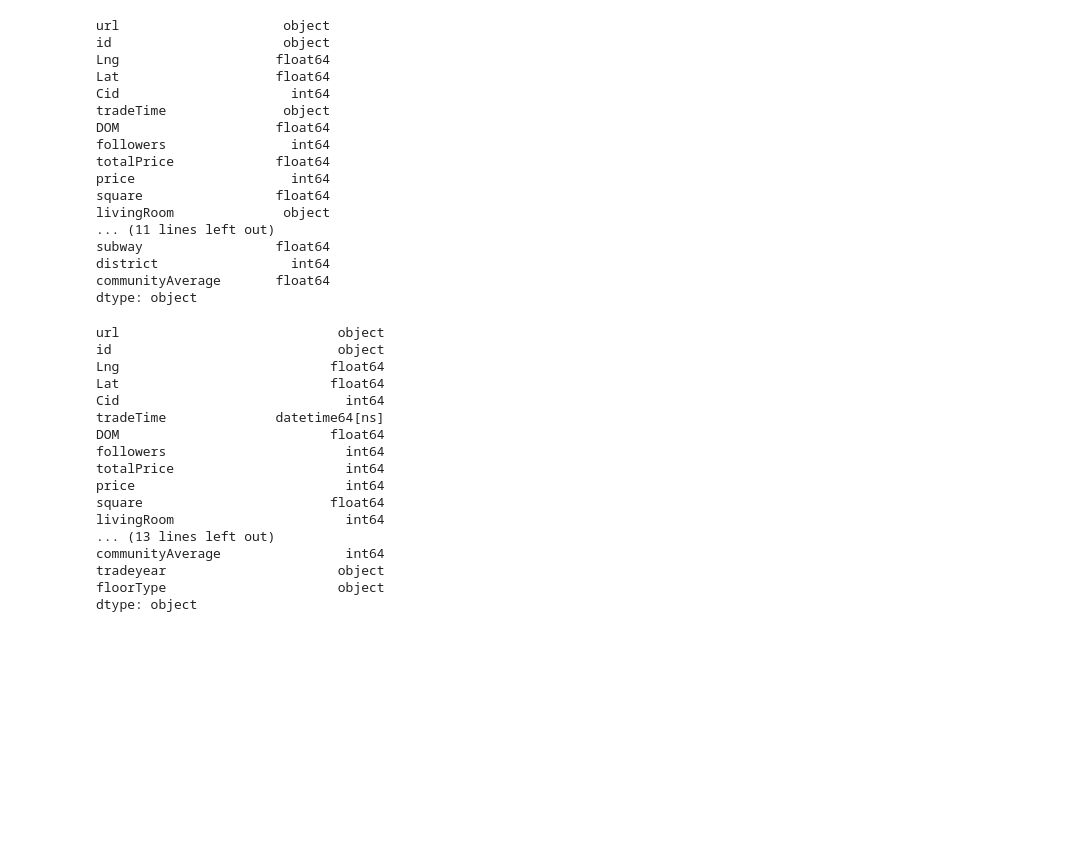
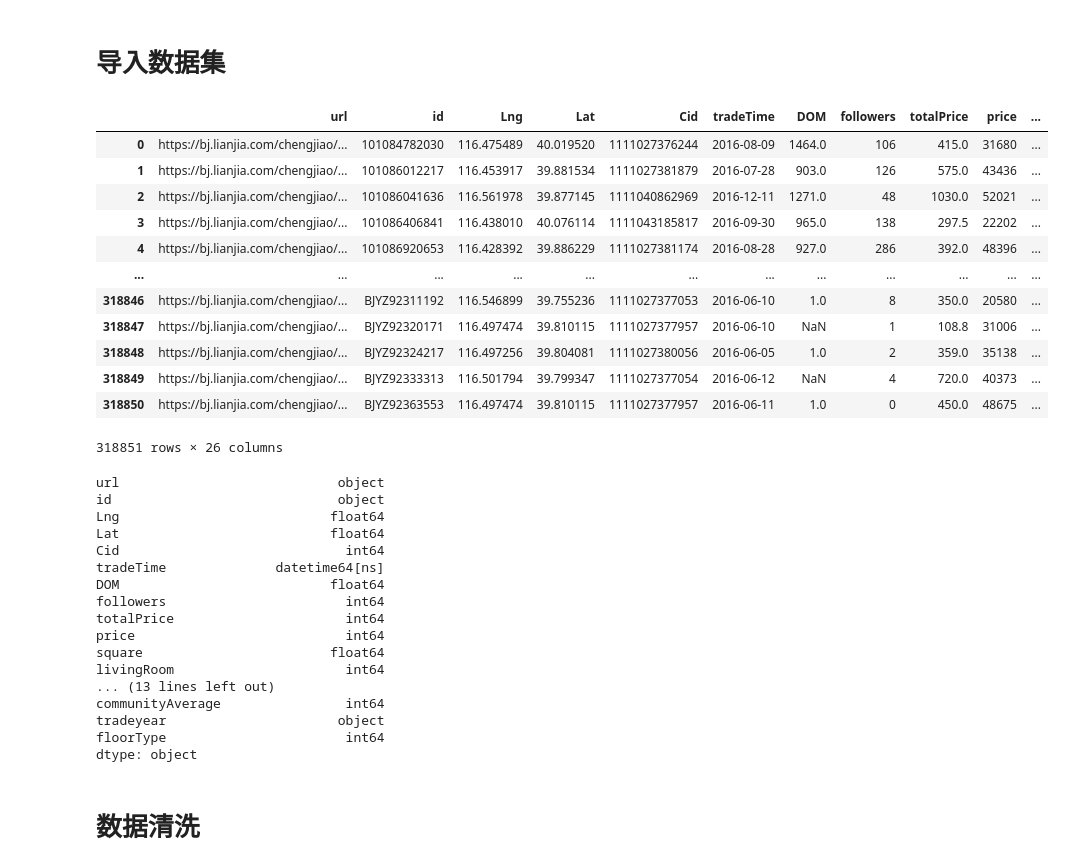
Before and after one commit to 120512900/data, a Jupyter notebook: DataCleaning.ipynb, the cells around one changed output. Drawn from its saved outputs; the diff is of its cells as text; code cells hidden in the pictures; blank space fills up the shorter version.

```diff
--- a/DataCleaning.ipynb
+++ b/DataCleaning.ipynb
@@ -3,30 +1,30 @@
+# %% [markdown]
+# 导入数据集
 # %%
 import numpy as np
 import pandas as pd
 pd.plotting.register_matplotlib_converters()
 import matplotlib.pyplot as plt
 %matplotlib inline
 import seaborn as sns
 
-df = pd.read_csv("./new.csv",encoding='gbk',low_memory=False)
+df = pd.read_csv("./input/new.csv",encoding='gbk',low_memory=False)
 pd.set_option('display.max_columns',None)
 df.columns
-df.dtypes
+df.describe()
+df
+#df[df['price'].isnull()]
 # %% [output]
+|  | url | id | Lng | Lat | Cid | tradeTime | DOM | followers | totalPrice | price | ... |
+| 0 | https://bj.lianjia.com/chengjiao/... | 101084782030 | 116.475489 | 40.019520 | 1111027376244 | 2016-08-09 | 1464.0 | 106 | 415.0 | 31680 | ... |
+| 1 | https://bj.lianjia.com/chengjiao/... | 101086012217 | 116.453917 | 39.881534 | 1111027381879 | 2016-07-28 | 903.0 | 126 | 575.0 | 43436 | ... |
+| 2 | https://bj.lianjia.com/chengjiao/... | 101086041636 | 116.561978 | 39.877145 | 1111040862969 | 2016-12-11 | 1271.0 | 48 | 1030.0 | 52021 | ... |
+| 3 | https://bj.lianjia.com/chengjiao/... | 101086406841 | 116.438010 | 40.076114 | 1111043185817 | 2016-09-30 | 965.0 | 138 | 297.5 | 22202 | ... |
+| 4 | https://bj.lianjia.com/chengjiao/... | 101086920653 | 116.428392 | 39.886229 | 1111027381174 | 2016-08-28 | 927.0 | 286 | 392.0 | 48396 | ... |
+| ... | ... | ... | ... | ... | ... | ... | ... | ... | ... | ... | ... |
+| 318846 | https://bj.lianjia.com/chengjiao/... | BJYZ92311192 | 116.546899 | 39.755236 | 1111027377053 | 2016-06-10 | 1.0 | 8 | 350.0 | 20580 | ... |
+| 318847 | https://bj.lianjia.com/chengjiao/... | BJYZ92320171 | 116.497474 | 39.810115 | 1111027377957 | 2016-06-10 | NaN | 1 | 108.8 | 31006 | ... |
+| 318848 | https://bj.lianjia.com/chengjiao/... | BJYZ92324217 | 116.497256 | 39.804081 | 1111027380056 | 2016-06-05 | 1.0 | 2 | 359.0 | 35138 | ... |
+| 318849 | https://bj.lianjia.com/chengjiao/... | BJYZ92333313 | 116.501794 | 39.799347 | 1111027377054 | 2016-06-12 | NaN | 4 | 720.0 | 40373 | ... |
+| 318850 | https://bj.lianjia.com/chengjiao/... | BJYZ92363553 | 116.497474 | 39.810115 | 1111027377957 | 2016-06-11 | 1.0 | 0 | 450.0 | 48675 | ... |
-url                     object
-id                      object
-Lng                    float64
-Lat                    float64
-Cid                      int64
-tradeTime               object
-DOM                    float64
-followers                int64
-totalPrice             float64
-price                    int64
-square                 float64
-livingRoom              object
-... (11 lines left out)
-subway                 float64
-district                 int64
-communityAverage       float64
-dtype: object
+318851 rows × 26 columns
@@ -35,4 +31,8 @@ dtype: object
 # %%
+
+
+
+
 #去除重复数据
 df[df['url'].duplicated()]
 df[df['id'].duplicated()]
@@ -87,6 +87,12 @@ df.floorType.value_counts()
 df.floor=df.floor.apply(lambda df:df.split()[1])
 df.floor=df.floor.astype('int64')
 df.floor.value_counts()
+df.floorType=df.floorType.replace('顶','4')
+df.floorType=df.floorType.replace('高','3')
+df.floorType=df.floorType.replace('中','2')
+df.floorType=df.floorType.replace('低','1')
+df.floorType=df.floorType.replace('底','0')
+df.floorType=df.floorType.astype('int64')
 #建造时间 有未知值和 特别早的
 df.constructionTime.value_counts()#将'constructionTime'列中的未知项跳过,只考虑1950到2016年建成的房子:
 df.constructionTime=df.constructionTime.replace('未知','9999').astype('int64')
@@ -123,8 +129,8 @@ df.buildingType=df.buildingType.astype('int64')
 
 #重设索引
 df=df.reset_index(drop=True)
-
-
+#保存
+#df.floorType.value_counts()
 df.dtypes
 # %% [output]
 url                            object
@@ -142,8 +148,10 @@ livingRoom                      int64
 ... (13 lines left out)
 communityAverage                int64
 tradeyear                      object
-floorType                      object
+floorType                       int64
 dtype: object
+# %% [markdown]
+# 数据清洗
 # %%
 #保存
 df.to_csv('data.csv')
```
Also changed, not shown: parts of 3 cells of this notebook.
